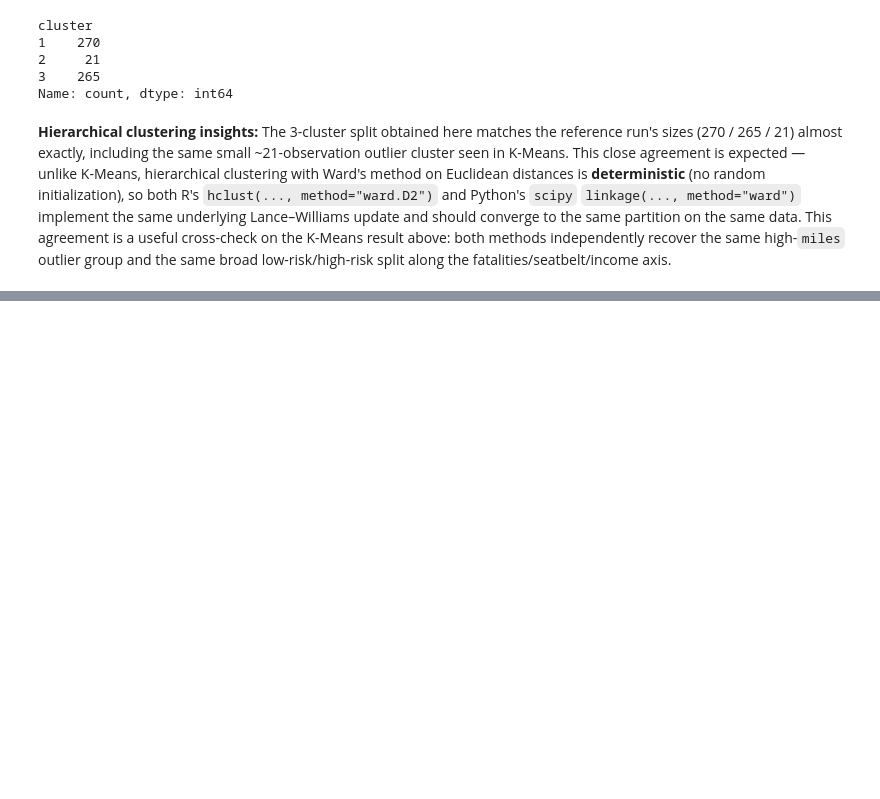
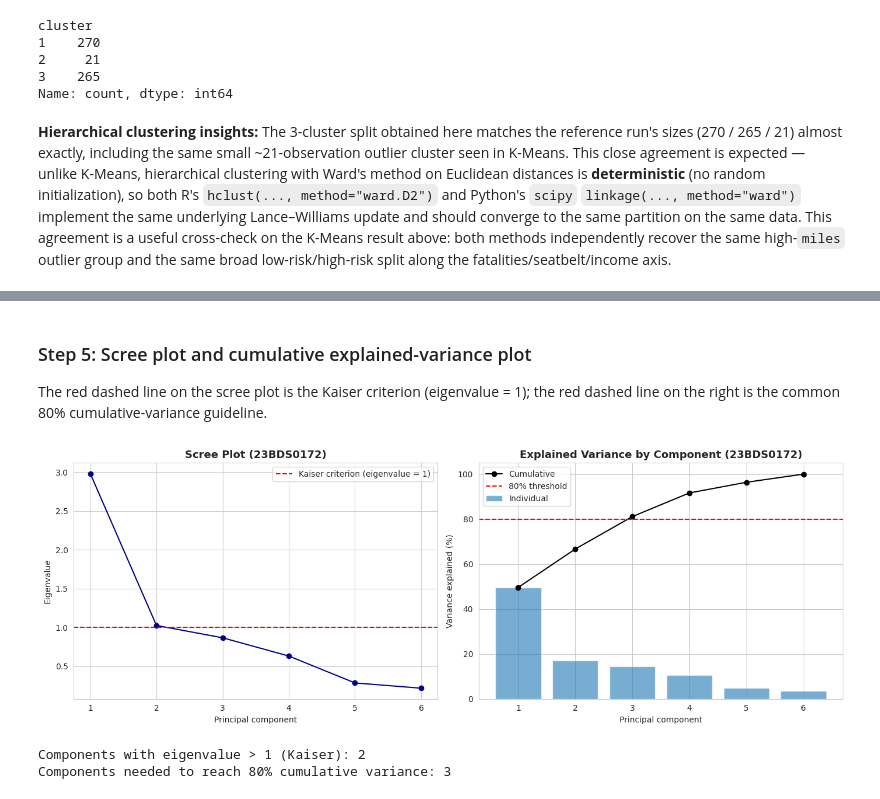
Before and after one commit to Udit587/UditVashisht-EDA-Project, a Jupyter notebook: Phase1_EDA_USSeatBelts.ipynb, the cells around one changed output, grey strips where cells are left out. Saved outputs shown, nothing was run; the diff lists cells and outputs as text; code cells hidden in the pictures; blank space fills up the shorter version.

Commit message:
Phase 2: 1D/2D/3D analysis, K-Means, Hierarchical clustering, PCA

```diff
--- a/Phase1_EDA_USSeatBelts.ipynb
+++ b/Phase1_EDA_USSeatBelts.ipynb
@@ -1255,0 +1274,7 @@ low-risk/high-risk split along the fatalities/seatbelt/income axis.
+# %%
+pca_features = list(df_num.columns)
+X_pca = df_scaled
+
+print("Data matrix shape:", X_pca.shape)
+print("Column means (should be ~0):", np.round(X_pca.mean(axis=0), 4))
+print("Column std devs (should be ~1):", np.round(X_pca.std(axis=0), 4))
@@ -1255,0 +1289,3 @@ low-risk/high-risk split along the fatalities/seatbelt/income axis.
+# %%
+cov_matrix = np.cov(X_pca, rowvar=False)
+pd.DataFrame(cov_matrix, index=pca_features, columns=pca_features).round(4)
@@ -1255,0 +1320,10 @@ low-risk/high-risk split along the fatalities/seatbelt/income axis.
+# %%
+explained_ratio = eigenvalues / eigenvalues.sum()
+cumulative_ratio = np.cumsum(explained_ratio)
+
+variance_table = pd.DataFrame({
+    "Eigenvalue": eigenvalues,
+    "Explained Variance (%)": explained_ratio * 100,
+    "Cumulative Variance (%)": cumulative_ratio * 100
+}, index=pc_names)
+variance_table.round(4)
@@ -1255,0 +1338,33 @@ low-risk/high-risk split along the fatalities/seatbelt/income axis.
+# %% [markdown]
+### Step 5: Scree plot and cumulative explained-variance plot
+
+The red dashed line on the scree plot is the Kaiser criterion (eigenvalue = 1); the red dashed line on the right is the common 80% cumulative-variance guideline.
+# %%
+fig, axes = plt.subplots(1, 2, figsize=(14, 5))
+
+axes[0].plot(range(1, len(eigenvalues) + 1), eigenvalues, marker="o", color="darkblue")
+axes[0].axhline(1, color="red", linestyle="--", label="Kaiser criterion (eigenvalue = 1)")
+axes[0].set_title(f"Scree Plot ({REG_NO})")
+axes[0].set_xlabel("Principal component")
+axes[0].set_ylabel("Eigenvalue")
+axes[0].set_xticks(range(1, len(eigenvalues) + 1))
+axes[0].legend()
+
+axes[1].bar(range(1, len(eigenvalues) + 1), explained_ratio * 100, alpha=0.6, label="Individual")
+axes[1].plot(range(1, len(eigenvalues) + 1), cumulative_ratio * 100, marker="o", color="black", label="Cumulative")
+axes[1].axhline(80, color="red", linestyle="--", label="80% threshold")
+axes[1].set_title(f"Explained Variance by Component ({REG_NO})")
+axes[1].set_xlabel("Principal component")
+axes[1].set_ylabel("Variance explained (%)")
+axes[1].set_xticks(range(1, len(eigenvalues) + 1))
+axes[1].legend()
+
+plt.tight_layout()
+plt.show()
+
+print("Components with eigenvalue > 1 (Kaiser):", int((eigenvalues > 1).sum()))
+print("Components needed to reach 80% cumulative variance:", int(np.argmax(cumulative_ratio >= 0.80) + 1))
+# %% [output]
+[figure, added]
+Components with eigenvalue > 1 (Kaiser): 2
+Components needed to reach 80% cumulative variance: 3
```
Also changed, not shown: parts of 19 cells of this notebook.
